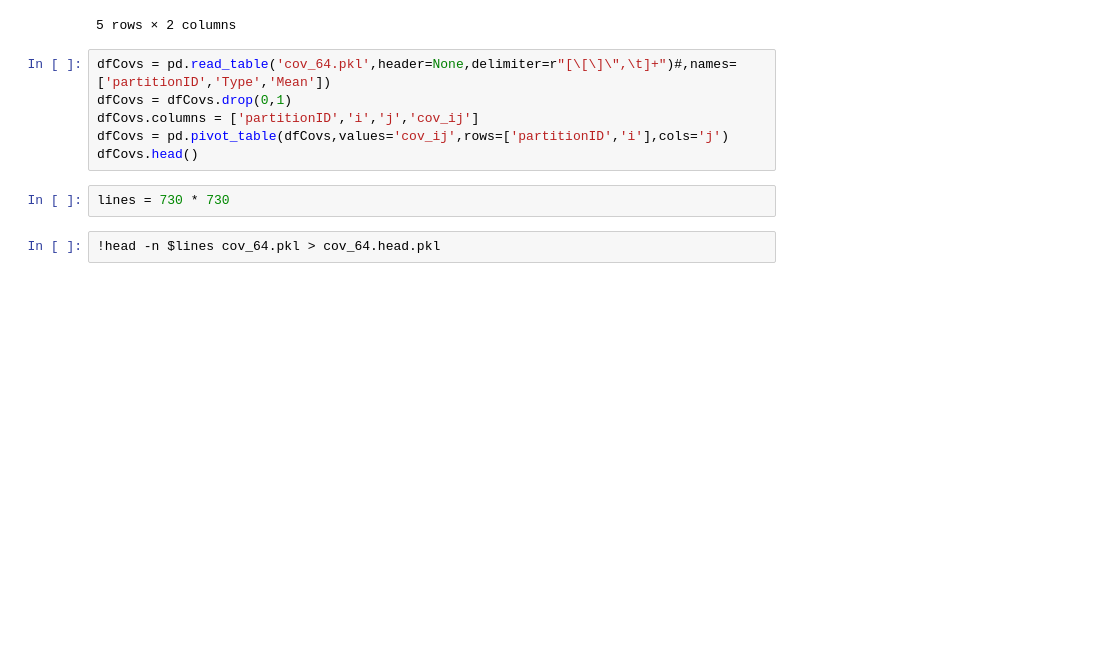
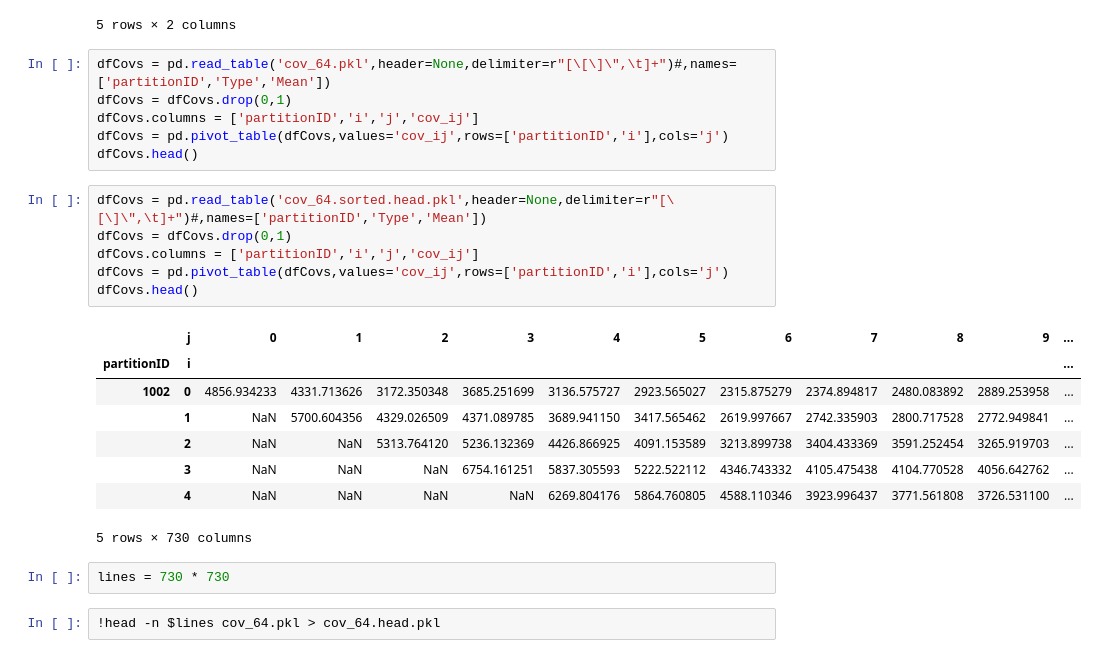
Before and after one commit to nonlogic/UCSD_BigData, a Jupyter notebook: notebooks/weather.mapreduce/Runner.ipynb, the cells around one changed output. Saved outputs shown, nothing was run; the diff lists cells and outputs as text; blank space fills up the shorter version.

```diff
--- a/notebooks/weather.mapreduce/Runner.ipynb
+++ b/notebooks/weather.mapreduce/Runner.ipynb
@@ -294,6 +294,21 @@ dfCovs = dfCovs.drop(0,1)
 dfCovs.columns = ['partitionID','i','j','cov_ij']
 dfCovs = pd.pivot_table(dfCovs,values='cov_ij',rows=['partitionID','i'],cols='j')
 dfCovs.head()
+# %%
+dfCovs = pd.read_table('cov_64.sorted.head.pkl',header=None,delimiter=r"[\[\]\",\t]+")#,names=['partitionID','Type','Mean'])
+dfCovs = dfCovs.drop(0,1)
+dfCovs.columns = ['partitionID','i','j','cov_ij']
+dfCovs = pd.pivot_table(dfCovs,values='cov_ij',rows=['partitionID','i'],cols='j')
+dfCovs.head()
+# %% [output]
+|  | j | 0 | 1 | 2 | 3 | 4 | 5 | 6 | 7 | 8 | 9 | ... |
+| partitionID | i |  |  |  |  |  |  |  |  |  |  | ... |
+| 1002 | 0 | 4856.934233 | 4331.713626 | 3172.350348 | 3685.251699 | 3136.575727 | 2923.565027 | 2315.875279 | 2374.894817 | 2480.083892 | 2889.253958 | ... |
+|  | 1 | NaN | 5700.604356 | 4329.026509 | 4371.089785 | 3689.941150 | 3417.565462 | 2619.997667 | 2742.335903 | 2800.717528 | 2772.949841 | ... |
+|  | 2 | NaN | NaN | 5313.764120 | 5236.132369 | 4426.866925 | 4091.153589 | 3213.899738 | 3404.433369 | 3591.252454 | 3265.919703 | ... |
+|  | 3 | NaN | NaN | NaN | 6754.161251 | 5837.305593 | 5222.522112 | 4346.743332 | 4105.475438 | 4104.770528 | 4056.642762 | ... |
+|  | 4 | NaN | NaN | NaN | NaN | 6269.804176 | 5864.760805 | 4588.110346 | 3923.996437 | 3771.561808 | 3726.531100 | ... |
+5 rows × 730 columns
 # %%
 lines = 730 * 730
 # %%
```
Also changed, not shown: parts of 16 cells of this notebook.
